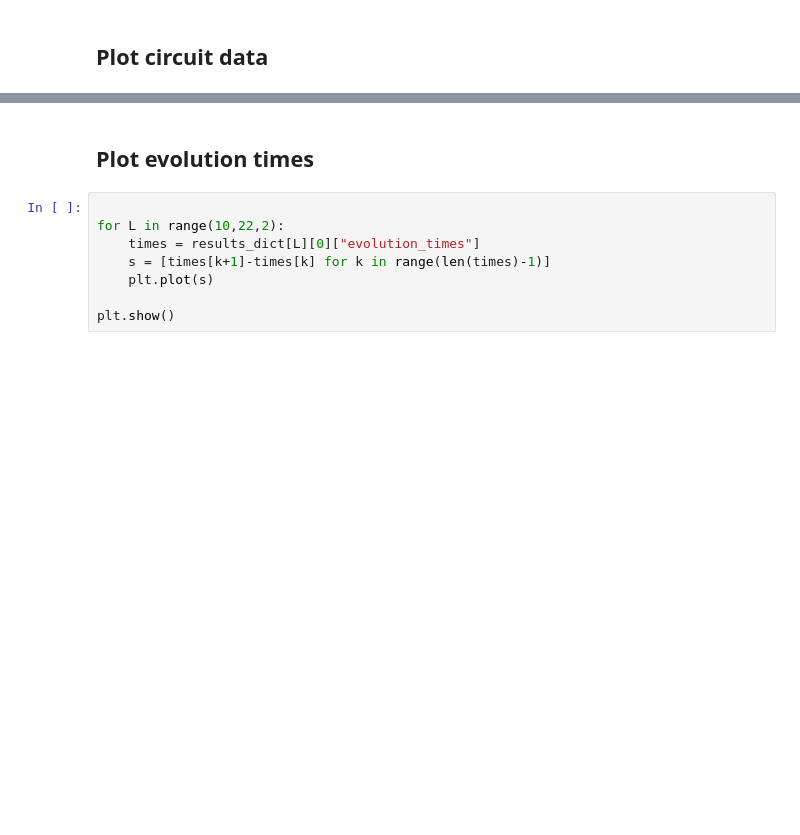
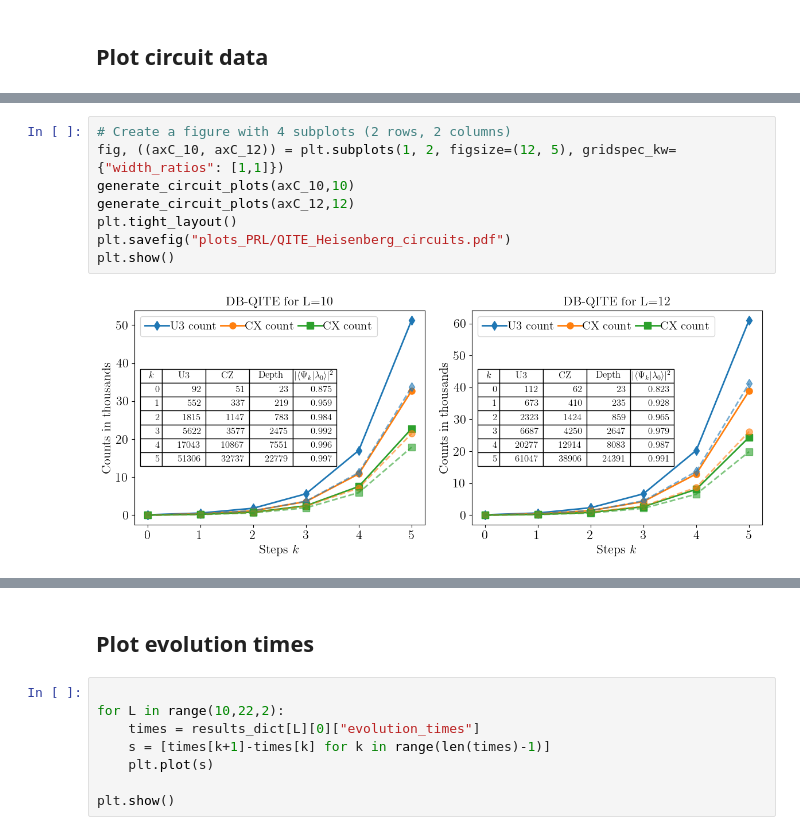
Before and after one commit to renezander90/DB-QITE, a Jupyter notebook: generate_plots_PRL.ipynb, the cells around one changed output, grey strips where cells are left out. Cells and saved outputs as stored; diff of their text form; blank space fills up the shorter version.

```diff
--- a/generate_plots_PRL.ipynb
+++ b/generate_plots_PRL.ipynb
@@ -306,0 +335,10 @@ plt.show()
+# %%
+# Create a figure with 4 subplots (2 rows, 2 columns)
+fig, ((axC_10, axC_12)) = plt.subplots(1, 2, figsize=(12, 5), gridspec_kw={"width_ratios": [1,1]})
+generate_circuit_plots(axC_10,10)
+generate_circuit_plots(axC_12,12)
+plt.tight_layout()
+plt.savefig("plots_PRL/QITE_Heisenberg_circuits.pdf")
+plt.show()
+# %% [output]
+[figure, added]
```
Also changed, not shown: parts of 7 cells of this notebook, 15 other files.
